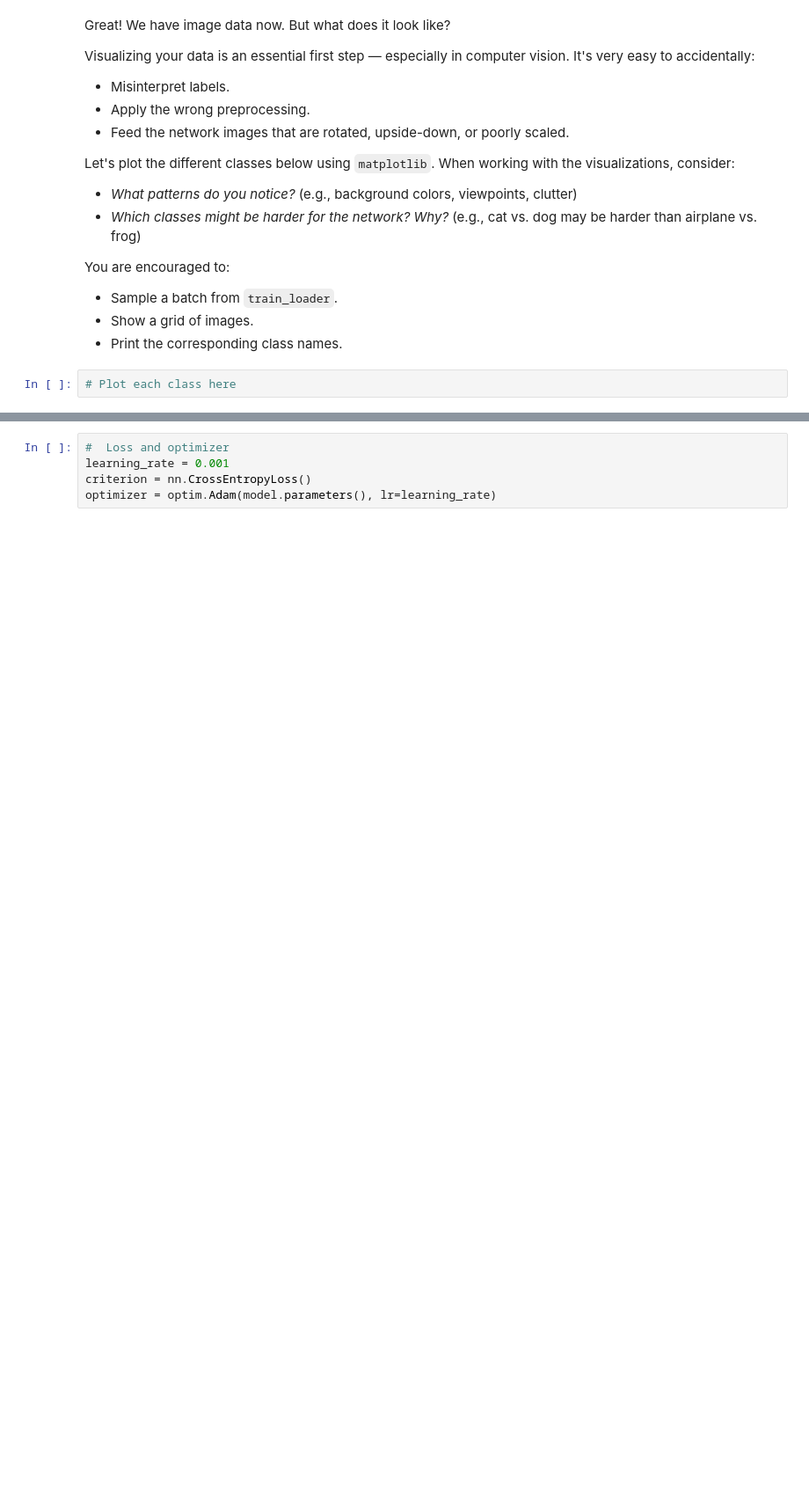
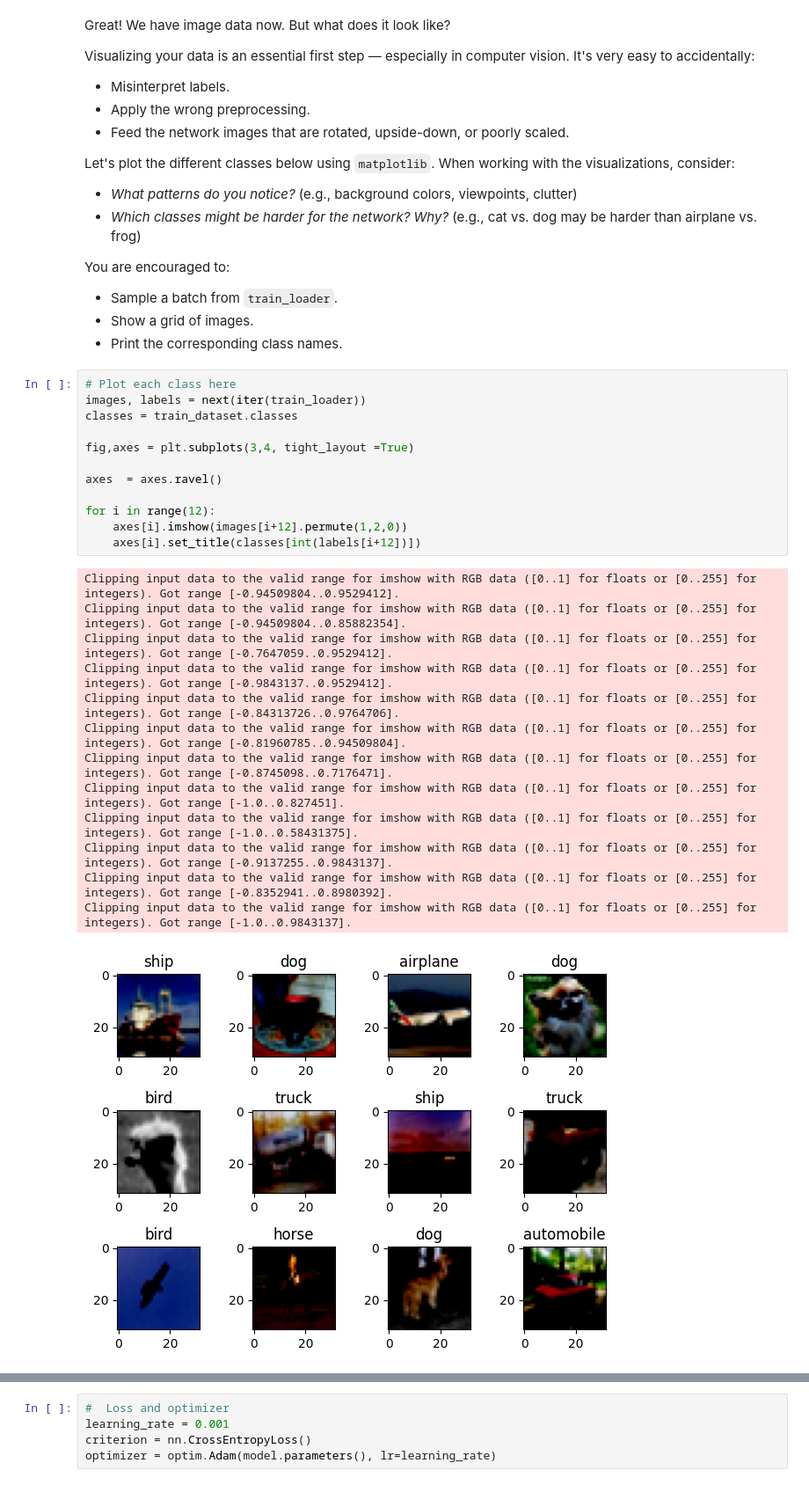
Before and after one commit to Prabal-Paliwal/bwsi-comp-problem-solving, a Jupyter notebook: mod7_deep_learning/2_more_convolutional_neural_nets.ipynb, the cells around one changed output, grey strips where cells are left out. Shown at 88% size. Cells and saved outputs as stored; diff of their text form; blank space fills up the shorter version.

```diff
--- a/mod7_deep_learning/2_more_convolutional_neural_nets.ipynb
+++ b/mod7_deep_learning/2_more_convolutional_neural_nets.ipynb
@@ -128,6 +125,30 @@ You are encouraged to:
 - Print the corresponding class names.
 # %%
 # Plot each class here
+images, labels = next(iter(train_loader))
+classes = train_dataset.classes
+
+fig,axes = plt.subplots(3,4, tight_layout =True)
+
+axes  = axes.ravel()
+
+for i in range(12):
+    axes[i].imshow(images[i+12].permute(1,2,0))
+    axes[i].set_title(classes[int(labels[i+12])])
+# %% [output]
+Clipping input data to the valid range for imshow with RGB data ([0..1] for floats or [0..255] for integers). Got range [-0.94509804..0.9529412].
+Clipping input data to the valid range for imshow with RGB data ([0..1] for floats or [0..255] for integers). Got range [-0.94509804..0.85882354].
+Clipping input data to the valid range for imshow with RGB data ([0..1] for floats or [0..255] for integers). Got range [-0.7647059..0.9529412].
+Clipping input data to the valid range for imshow with RGB data ([0..1] for floats or [0..255] for integers). Got range [-0.9843137..0.9529412].
+Clipping input data to the valid range for imshow with RGB data ([0..1] for floats or [0..255] for integers). Got range [-0.84313726..0.9764706].
+Clipping input data to the valid range for imshow with RGB data ([0..1] for floats or [0..255] for integers). Got range [-0.81960785..0.94509804].
+Clipping input data to the valid range for imshow with RGB data ([0..1] for floats or [0..255] for integers). Got range [-0.8745098..0.7176471].
+Clipping input data to the valid range for imshow with RGB data ([0..1] for floats or [0..255] for integers). Got range [-1.0..0.827451].
+Clipping input data to the valid range for imshow with RGB data ([0..1] for floats or [0..255] for integers). Got range [-1.0..0.58431375].
+Clipping input data to the valid range for imshow with RGB data ([0..1] for floats or [0..255] for integers). Got range [-0.9137255..0.9843137].
+Clipping input data to the valid range for imshow with RGB data ([0..1] for floats or [0..255] for integers). Got range [-0.8352941..0.8980392].
+Clipping input data to the valid range for imshow with RGB data ([0..1] for floats or [0..255] for integers). Got range [-1.0..0.9843137].
+[figure, added]
 # %% [markdown]
 ## Building a CNN
 
```
Also changed, not shown: parts of 9 cells of this notebook, 5 other files.
